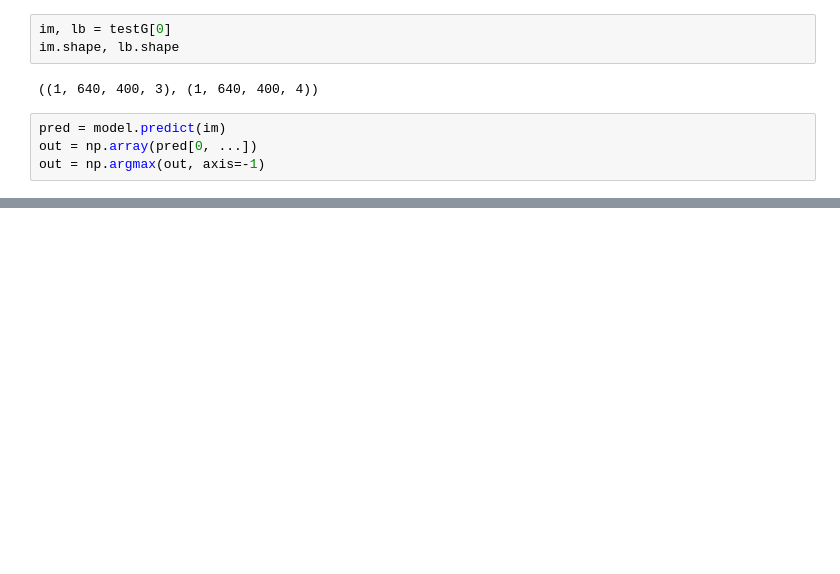
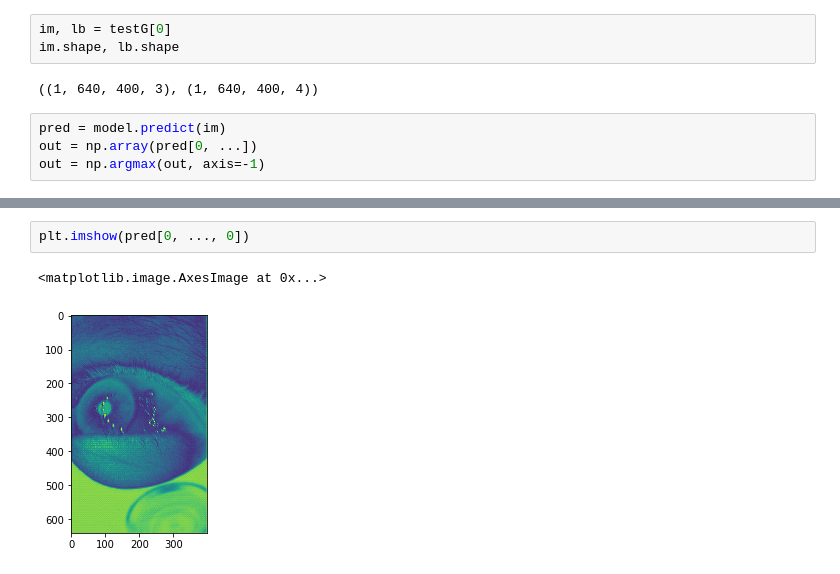
Before and after one commit to Choapinus/fc_keras, a Jupyter notebook: eval_model.ipynb, the cells around one changed output, grey strips where cells are left out. Saved outputs shown, nothing was run; the diff lists cells and outputs as text; blank space fills up the shorter version.

```diff
--- a/eval_model.ipynb
+++ b/eval_model.ipynb
@@ -58,0 +59,5 @@ plt.imshow(out)
+# %%
+plt.imshow(pred[0, ..., 0])
+# %% [output]
+<matplotlib.image.AxesImage at 0x...>
+[figure, added]
```
Also changed, not shown: parts of 3 cells of this notebook, 5 other files.
